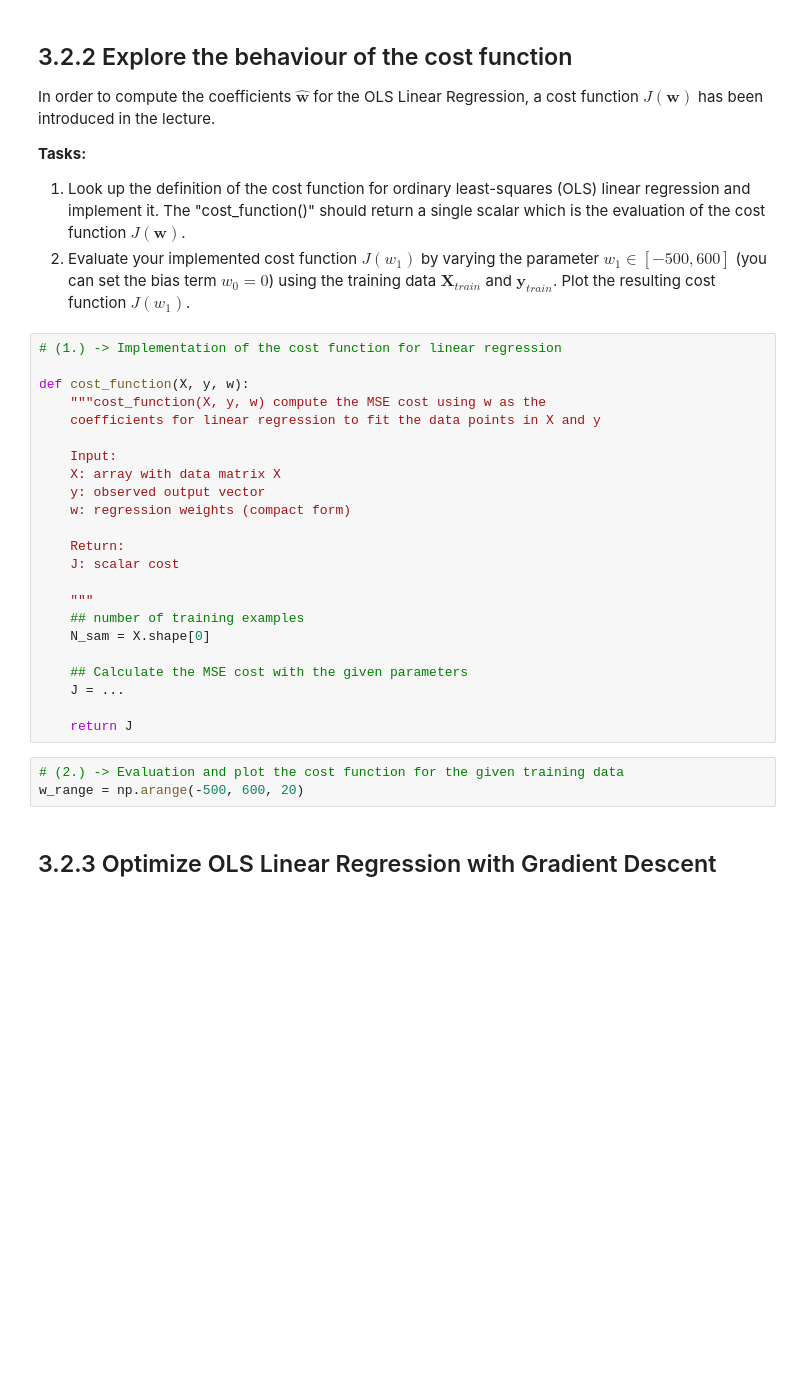
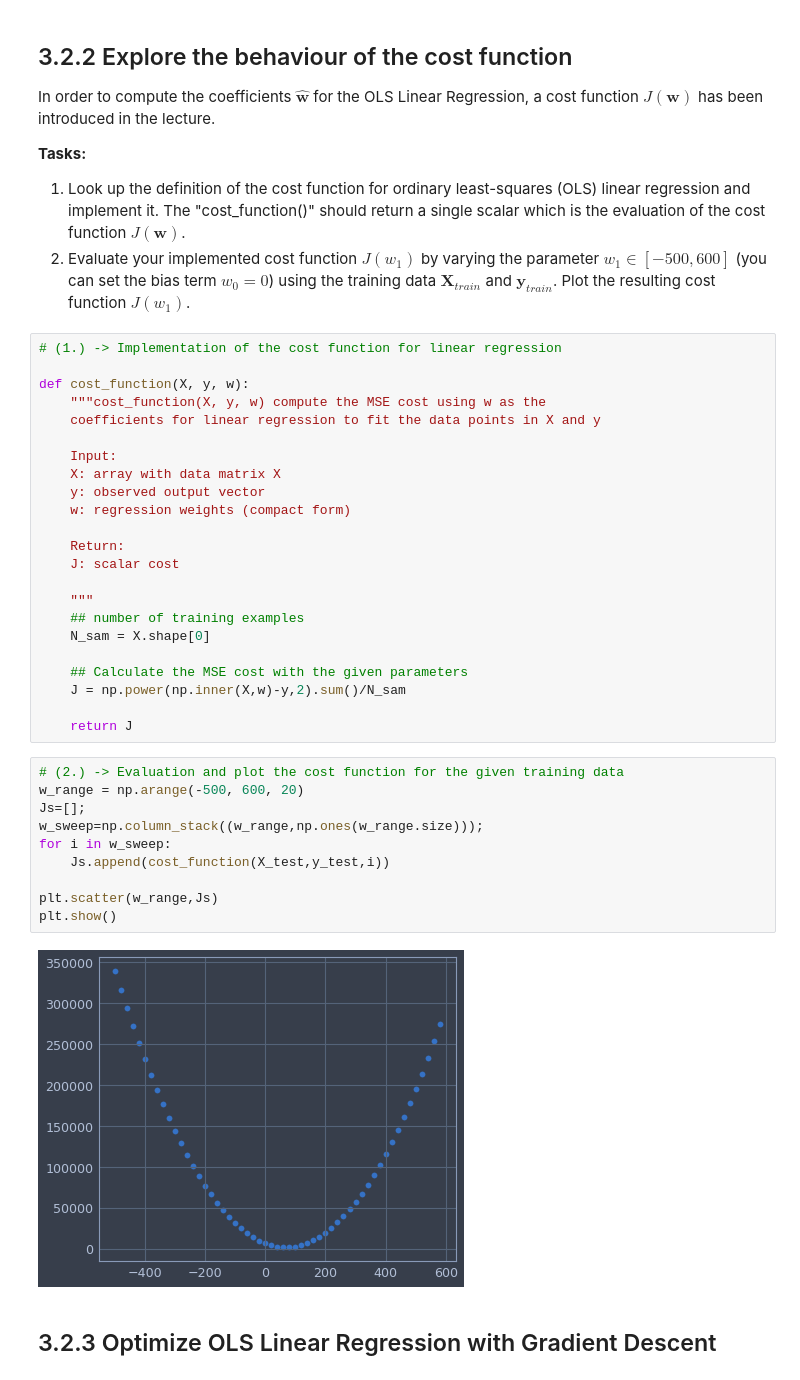
Before and after one commit to svilches/ml, a Jupyter notebook: Assignment 3/3.2 Linear Regression with Gradient Descent.ipynb, the cells around one changed output. Drawn from its saved outputs; the diff is of its cells as text; blank space fills up the shorter version.

```diff
--- a/Assignment 3/3.2 Linear Regression with Gradient Descent.ipynb
+++ b/Assignment 3/3.2 Linear Regression with Gradient Descent.ipynb
@@ -62,12 +70,21 @@ def cost_function(X, y, w):
     N_sam = X.shape[0]
 
     ## Calculate the MSE cost with the given parameters
-    J = ...
+    J = np.power(np.inner(X,w)-y,2).sum()/N_sam
 
     return J
 # %%
 # (2.) -> Evaluation and plot the cost function for the given training data
 w_range = np.arange(-500, 600, 20)
+Js=[];
+w_sweep=np.column_stack((w_range,np.ones(w_range.size)));
+for i in w_sweep:
+    Js.append(cost_function(X_test,y_test,i))
+
+plt.scatter(w_range,Js)
+plt.show()
+# %% [output]
+[figure, added]
 # %% [markdown]
 ## 3.2.3 Optimize OLS Linear Regression with Gradient Descent
 # %% [markdown]
```
Also changed, not shown: parts of 4 cells of this notebook, 1 other file.
